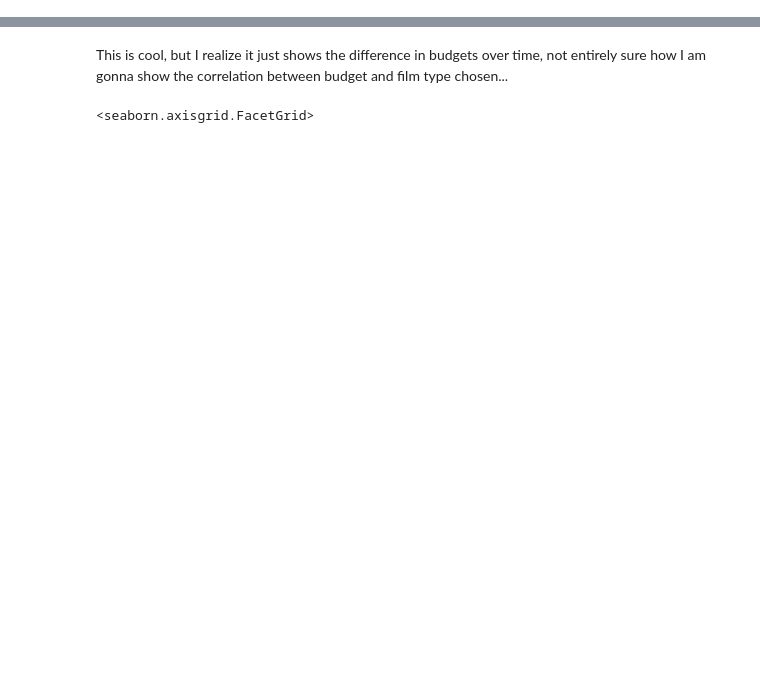
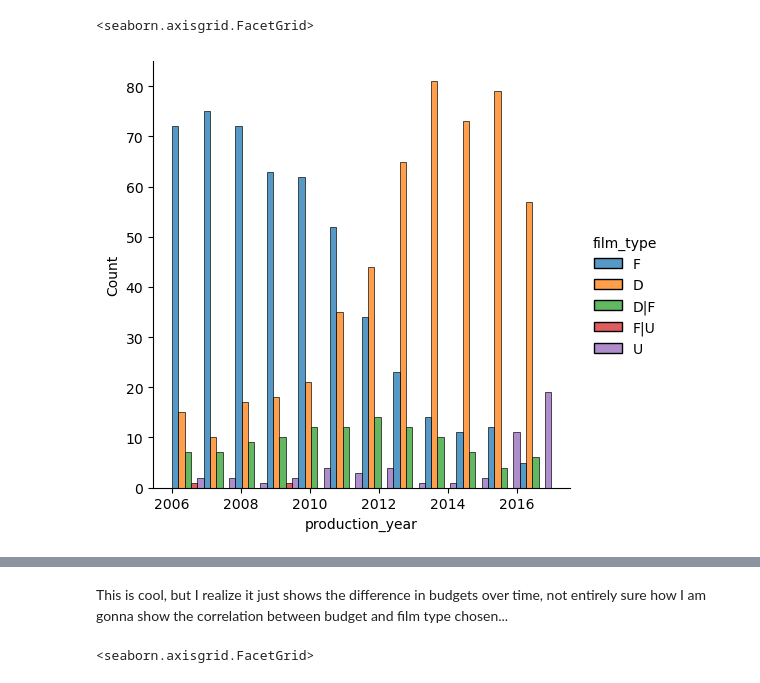
Before and after one commit to ubco-W2022T1-cosc301/project-group16, a Jupyter notebook: notebooks/analysis2.ipynb, the cells around one changed output, grey strips where cells are left out. Cells and saved outputs as stored; diff of their text form; code cells hidden in the pictures; blank space fills up the shorter version.

```diff
--- a/notebooks/analysis2.ipynb
+++ b/notebooks/analysis2.ipynb
@@ -0,0 +49,5 @@
+# %%
+sns.displot(x=movie_data_cleaned["production_year"], hue=movie_data_cleaned["film_type"], multiple="dodge")
+# %% [output]
+<seaborn.axisgrid.FacetGrid>
+[figure, added]
```
Also changed, not shown: parts of 12 cells of this notebook, 3 other files.
